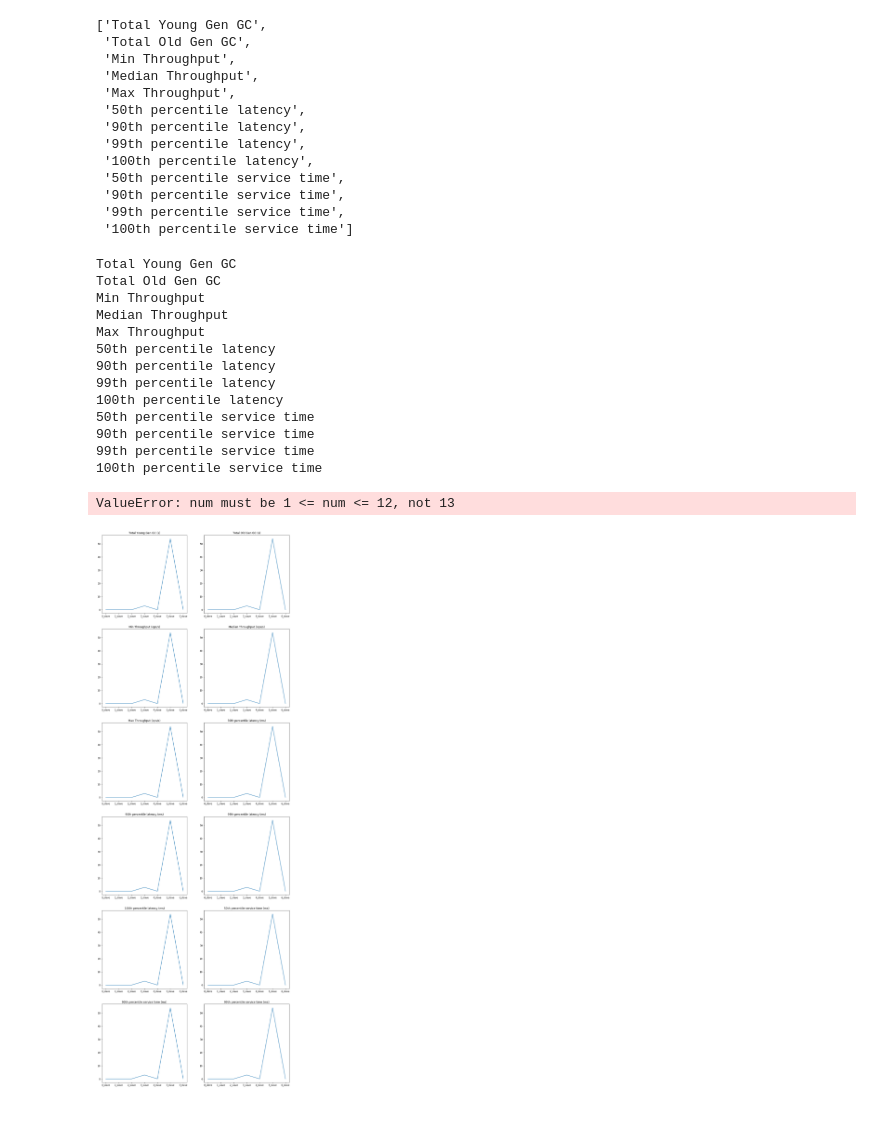
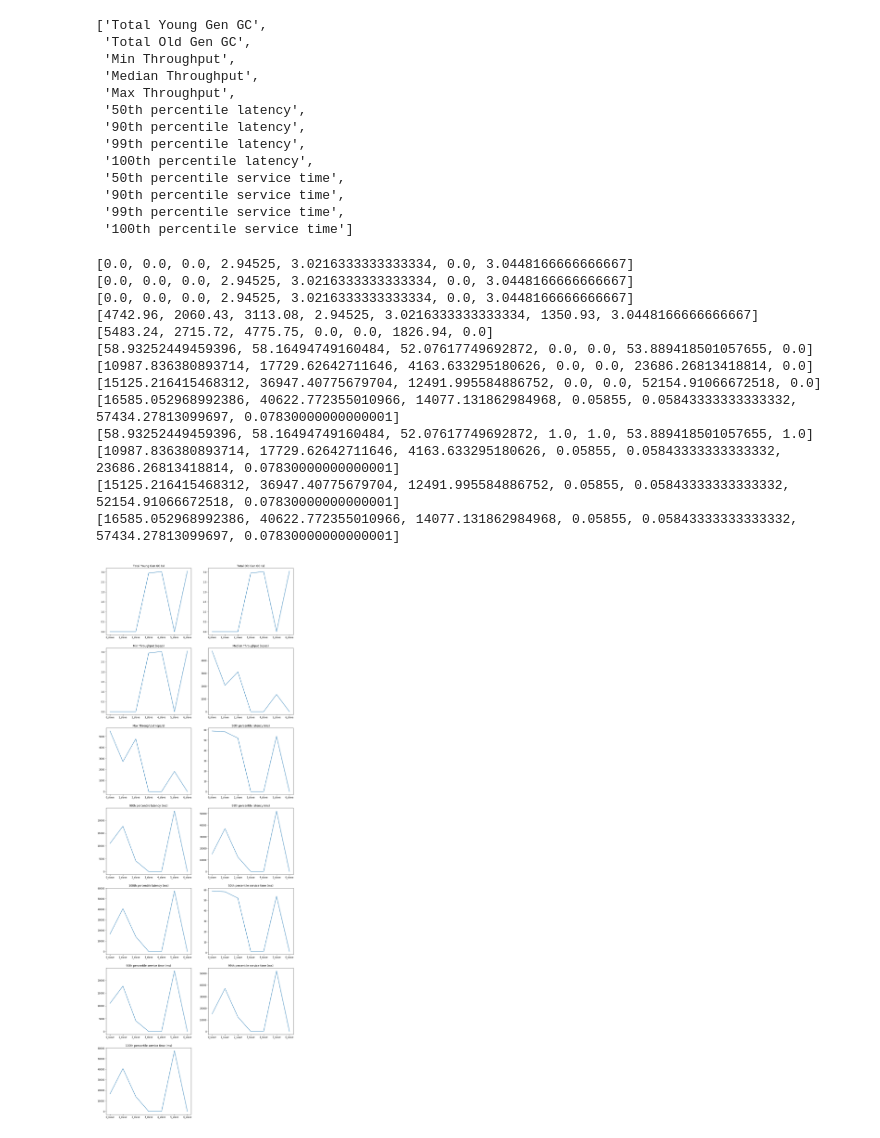
Before and after one commit to vavalm/elasticsearch-docker-cluster, a Jupyter notebook: rally/benchmarks/results/display_result.ipynb, the cells around one changed output. Cells and saved outputs as stored; diff of their text form; code cells hidden in the pictures.

Commit message:
[bug] resolved for graph plot

```diff
--- a/rally/benchmarks/results/display_result.ipynb
+++ b/rally/benchmarks/results/display_result.ipynb
@@ -64,29 +64,29 @@ for i in range(len(list_row)):
     name_to_index[total_data['Metric'][i]] = i
 
 def get_plot_data(index):
-    return [float(total_data.iloc[index][str(index) + '_slave']) for index in range(7)]
+    return [float(total_data.iloc[index][str(i) + '_slave']) for i in range(7)]
 # %%
 from matplotlib.ticker import FormatStrFormatter
 
 plt.figure(figsize=[15,len(list_row)//2*7.5])
 for i,row in enumerate(list_row):
-    plt.subplot(len(list_row)//2,2,i+1)
+    plt.subplot(len(list_row)//2+1,2,i+1)
     plt.xticks([0,1,2,3,4,5,6], cell_names)
     plt.title(row + ' ('+ str(list_unit[name_to_index[row]])+')')
+#     print(get_plot_data(name_to_index[row]))
     plt.plot(get_plot_data(name_to_index[row]))
 # %% [output]
-Total Young Gen GC
-Total Old Gen GC
-Min Throughput
-Median Throughput
-Max Throughput
-50th percentile latency
-90th percentile latency
-99th percentile latency
-100th percentile latency
-50th percentile service time
-90th percentile service time
-99th percentile service time
-100th percentile service time
+[0.0, 0.0, 0.0, 2.94525, 3.0216333333333334, 0.0, 3.0448166666666667]
+[0.0, 0.0, 0.0, 2.94525, 3.0216333333333334, 0.0, 3.0448166666666667]
+[0.0, 0.0, 0.0, 2.94525, 3.0216333333333334, 0.0, 3.0448166666666667]
+[4742.96, 2060.43, 3113.08, 2.94525, 3.0216333333333334, 1350.93, 3.0448166666666667]
+[5483.24, 2715.72, 4775.75, 0.0, 0.0, 1826.94, 0.0]
+[58.93252449459396, 58.16494749160484, 52.07617749692872, 0.0, 0.0, 53.889418501057655, 0.0]
+[10987.836380893714, 17729.62642711646, 4163.633295180626, 0.0, 0.0, 23686.26813418814, 0.0]
+[15125.216415468312, 36947.40775679704, 12491.995584886752, 0.0, 0.0, 52154.91066672518, 0.0]
+[16585.052968992386, 40622.772355010966, 14077.131862984968, 0.05855, 0.05843333333333332, 57434.27813099697, 0.07830000000000001]
+[58.93252449459396, 58.16494749160484, 52.07617749692872, 1.0, 1.0, 53.889418501057655, 1.0]
+[10987.836380893714, 17729.62642711646, 4163.633295180626, 0.05855, 0.05843333333333332, 23686.26813418814, 0.07830000000000001]
+[15125.216415468312, 36947.40775679704, 12491.995584886752, 0.05855, 0.05843333333333332, 52154.91066672518, 0.07830000000000001]
+[16585.052968992386, 40622.772355010966, 14077.131862984968, 0.05855, 0.05843333333333332, 57434.27813099697, 0.07830000000000001]
-ValueError: num must be 1 <= num <= 12, not 13
-[figure, old version]
+[figure, new version]
```
